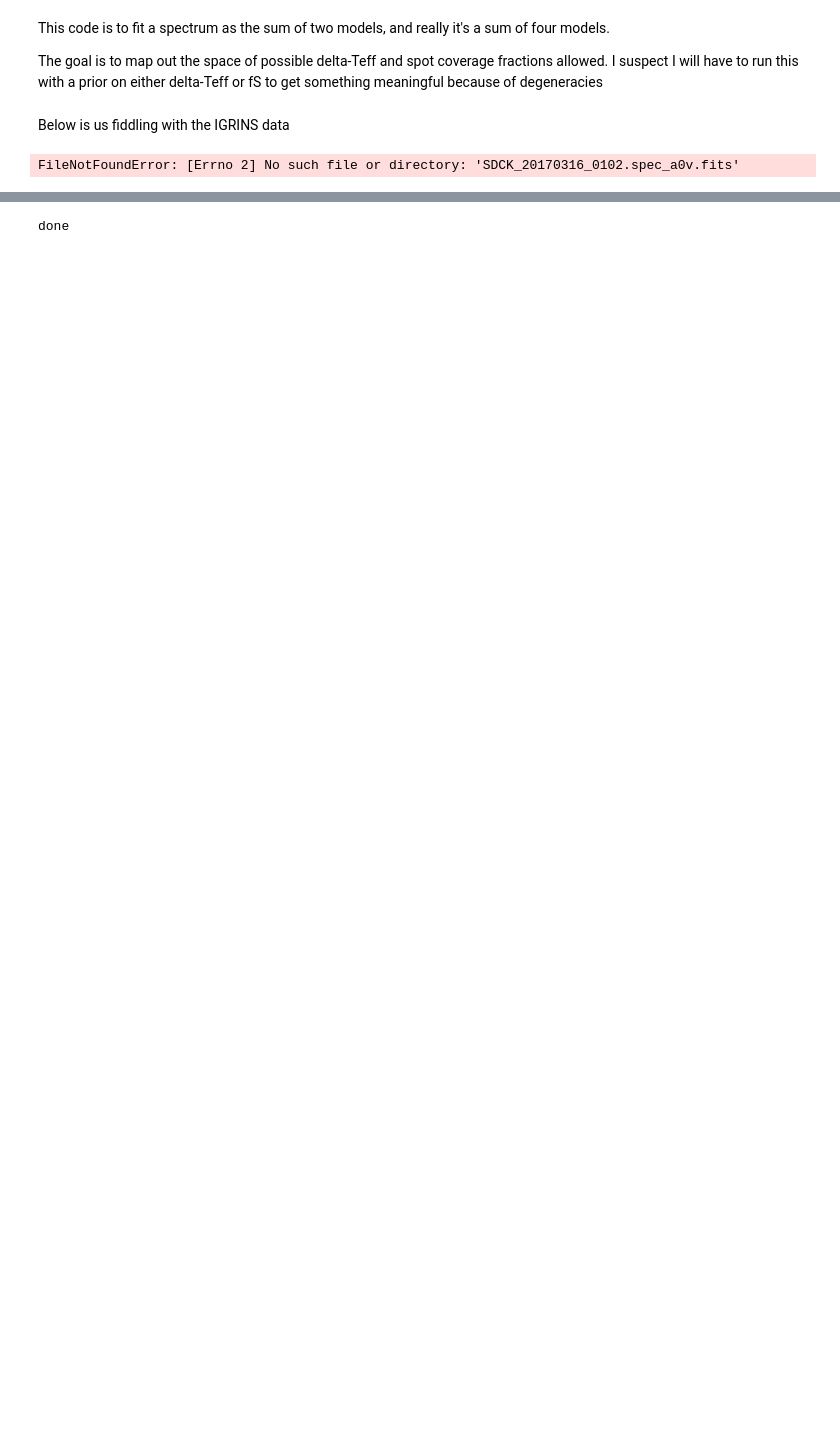
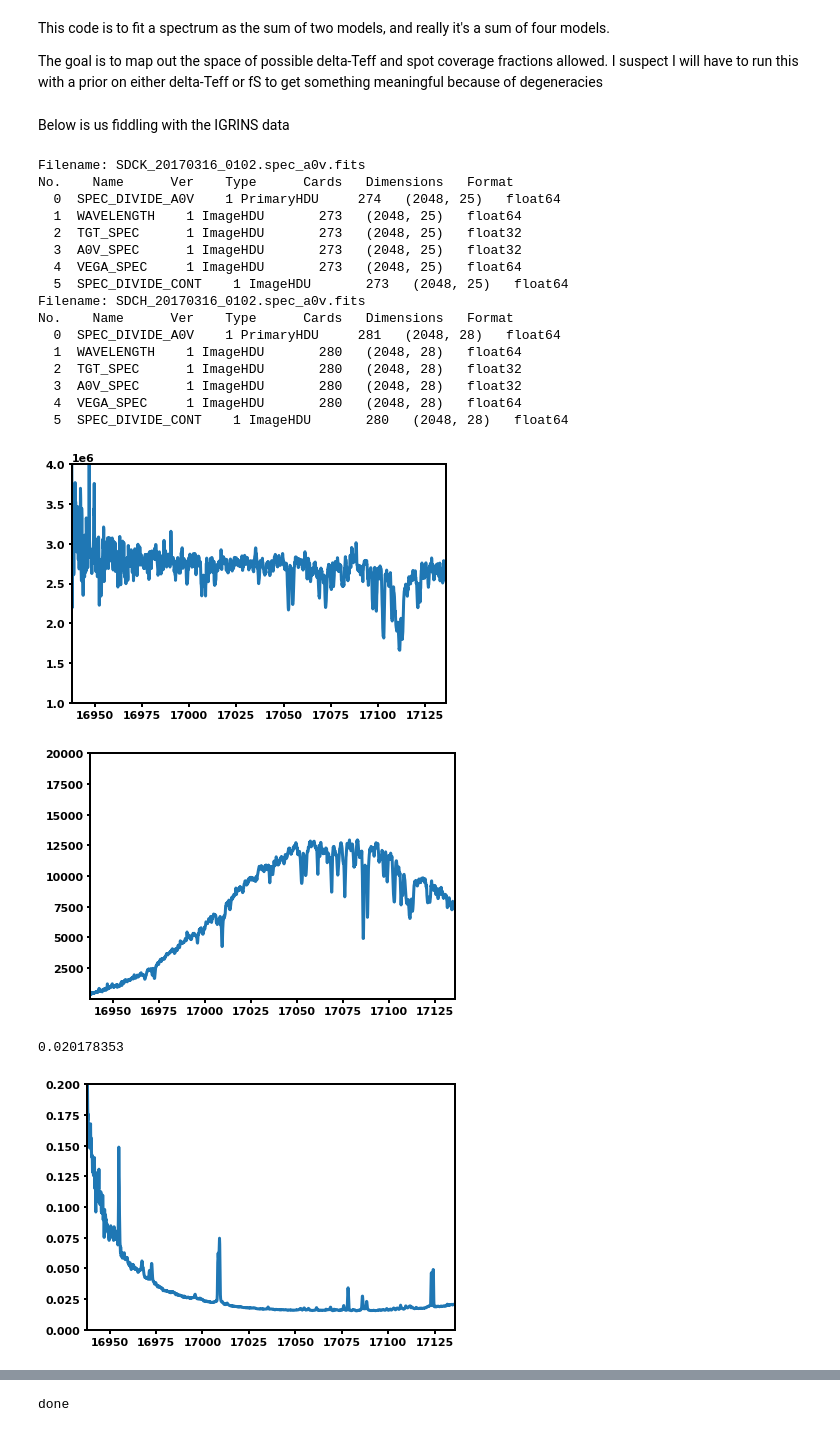
Before and after one commit to awmann/K233Spots, a Jupyter notebook: multi_spec_fit_IGRINS.ipynb, the cells around one changed output, grey strips where cells are left out. Saved outputs shown, nothing was run; the diff lists cells and outputs as text; code cells hidden in the pictures; blank space fills up the shorter version.

```diff
--- a/multi_spec_fit_IGRINS.ipynb
+++ b/multi_spec_fit_IGRINS.ipynb
@@ -75,6 +75,13 @@ def doublespec(teffs,spectra, teff1,teff2,fS):
 # %% [markdown]
 Below is us fiddling with the IGRINS data
 # %%
+hdul = fits.open('SDCK_20170316_0102.spec_a0v.fits')
+hdul.info()
+hdr = hdul[1].header
+data = hdul[1].data
+hdul2 = fits.open('SDCK_20170316_0102.variance.fits')
+data2 = hdul2[0].data
+
 hdul = fits.open('SDCH_20170316_0102.spec_a0v.fits')
 hdul.info()
 hdr = hdul[1].header
@@ -88,38 +95,57 @@ igspec = hdul[2].data
 igspec_a0 = hdul[3].data
 igspec_vega = hdul[4].data
 igspec_dividecont = hdul[5].data
 
-index = 9
-wrange = [np.min(igwave[index,:])+30,np.max(igwave[index,:])-10]
+index = 7
+wrange = [np.min(igwave[index,:])+20,np.max(igwave[index,:])-20]
 plt.plot(igwave[index,:],igspec_diva0[index,:])
 plt.xlim(wrange[0],wrange[1])
 plt.tight_layout()
 plt.ylim(1e6,4e6)
 plt.show()
 plt.plot(igwave[index,:],igspec[index,:])
 plt.xlim(wrange[0],wrange[1])
 plt.ylim(1,2e4)
 plt.tight_layout()
 plt.show()
 
 fracerr = (np.sqrt(data2/igspec**2 + igspec_a0/igspec_a0**2))
 print(np.nanmedian(fracerr[index,:]))
 plt.plot(igwave[index,:],fracerr[index,:])
 plt.xlim(wrange[0],wrange[1])
 plt.ylim(0,0.2)
 plt.tight_layout()
 plt.show()
 
 plt.plot(igwave[index,:],igspec_a0[index,:])
 plt.xlim(wrange[0],wrange[1])
 plt.ylim(1,1e4)
 plt.tight_layout()
 plt.show()
 
-plt.plot(igwave[index,:],igspec_dividecont[index,:])
-plt.xlim(wrange[0],wrange[1])
-plt.ylim(2e6,4e6)
-plt.tight_layout()
-plt.show()
+#plt.plot(igwave[index,:],igspec_dividecont[index,:])
+#plt.xlim(wrange[0],wrange[1])
+#plt.ylim(2e6,4e6)
+#plt.tight_layout()
+#plt.show()
 # %% [output]
-FileNotFoundError: [Errno 2] No such file or directory: 'SDCK_20170316_0102.spec_a0v.fits'
+Filename: SDCK_20170316_0102.spec_a0v.fits
+No.    Name      Ver    Type      Cards   Dimensions   Format
+  0  SPEC_DIVIDE_A0V    1 PrimaryHDU     274   (2048, 25)   float64
+  1  WAVELENGTH    1 ImageHDU       273   (2048, 25)   float64
+  2  TGT_SPEC      1 ImageHDU       273   (2048, 25)   float32
+  3  A0V_SPEC      1 ImageHDU       273   (2048, 25)   float32
+  4  VEGA_SPEC     1 ImageHDU       273   (2048, 25)   float64
+  5  SPEC_DIVIDE_CONT    1 ImageHDU       273   (2048, 25)   float64
+Filename: SDCH_20170316_0102.spec_a0v.fits
+No.    Name      Ver    Type      Cards   Dimensions   Format
+  0  SPEC_DIVIDE_A0V    1 PrimaryHDU     281   (2048, 28)   float64
+  1  WAVELENGTH    1 ImageHDU       280   (2048, 28)   float64
+  2  TGT_SPEC      1 ImageHDU       280   (2048, 28)   float32
+  3  A0V_SPEC      1 ImageHDU       280   (2048, 28)   float32
+  4  VEGA_SPEC     1 ImageHDU       280   (2048, 28)   float64
+  5  SPEC_DIVIDE_CONT    1 ImageHDU       280   (2048, 28)   float64
+[figure, added]
+[figure, added]
+0.020178353
+[figure, added]
```
Also changed, not shown: parts of 8 cells of this notebook, 1 other file.
